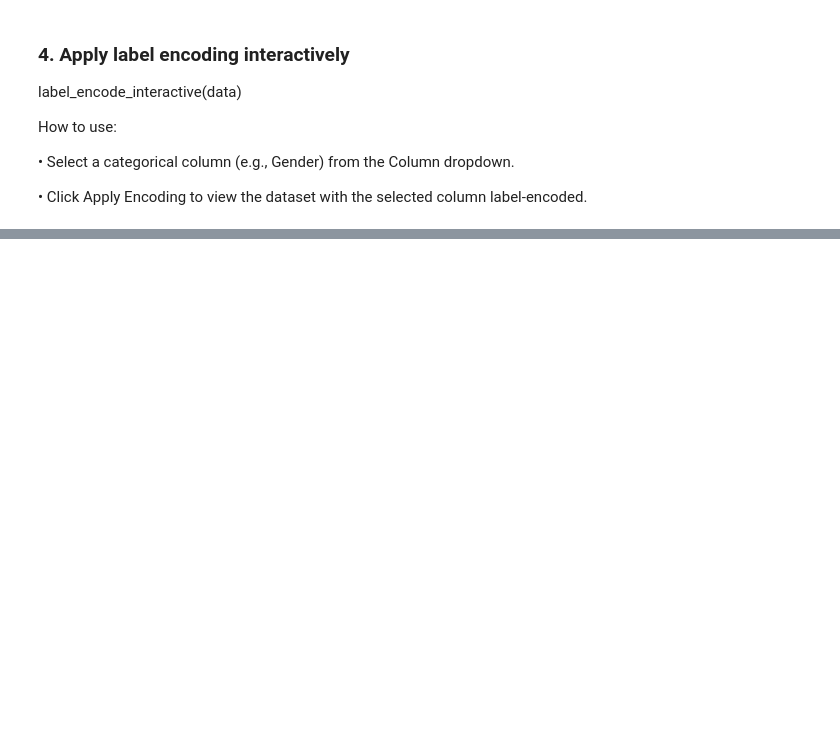
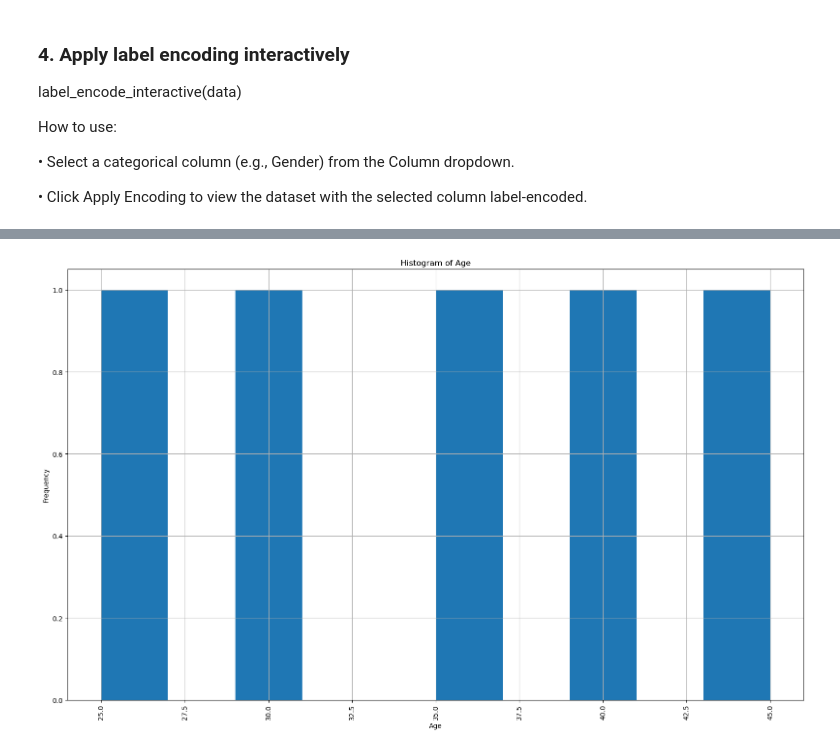
Before and after one commit to KaysHaydock/VisTool, a Jupyter notebook: notebooks/example_usage.ipynb, the cells around one changed output, grey strips where cells are left out. Saved outputs shown, nothing was run; the diff lists cells and outputs as text; code cells hidden in the pictures; blank space fills up the shorter version.

```diff
--- a/notebooks/example_usage.ipynb
+++ b/notebooks/example_usage.ipynb
@@ -433,0 +620,19 @@ plot_correlation_matrix(correlation_data)
+# %%
+# Import visualize module functions
+import pandas as pd
+from VisTool.visualize import plot_histogram, plot_scatter, plot_correlation_matrix, plot_line, plot_overlay
+
+
+# Sample DataFrame
+data = pd.DataFrame({
+    'Age': [25, 30, 35, 40, 45],
+    'Salary': [3000, 3500, 4000, 4500, 5000],
+    'Date': pd.date_range(start='2022-01-01', periods=5),
+    'Profit': [500, 600, 700, 800, 900]
+})
+# %%
+
+# Plot histogram
+plot_histogram(data, column='Age')
+# %% [output]
+[figure, added]
```
Also changed, not shown: parts of 33 cells of this notebook.
